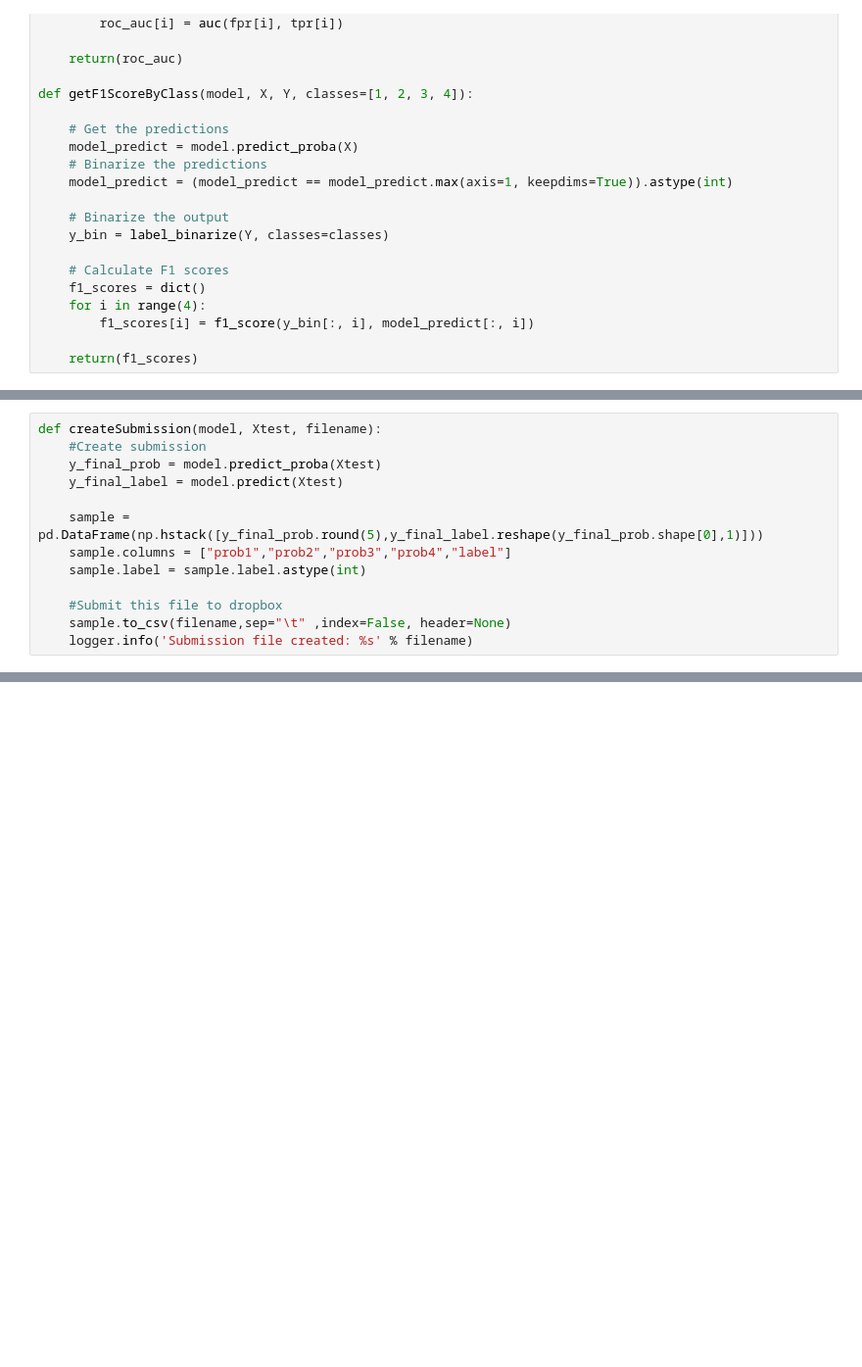
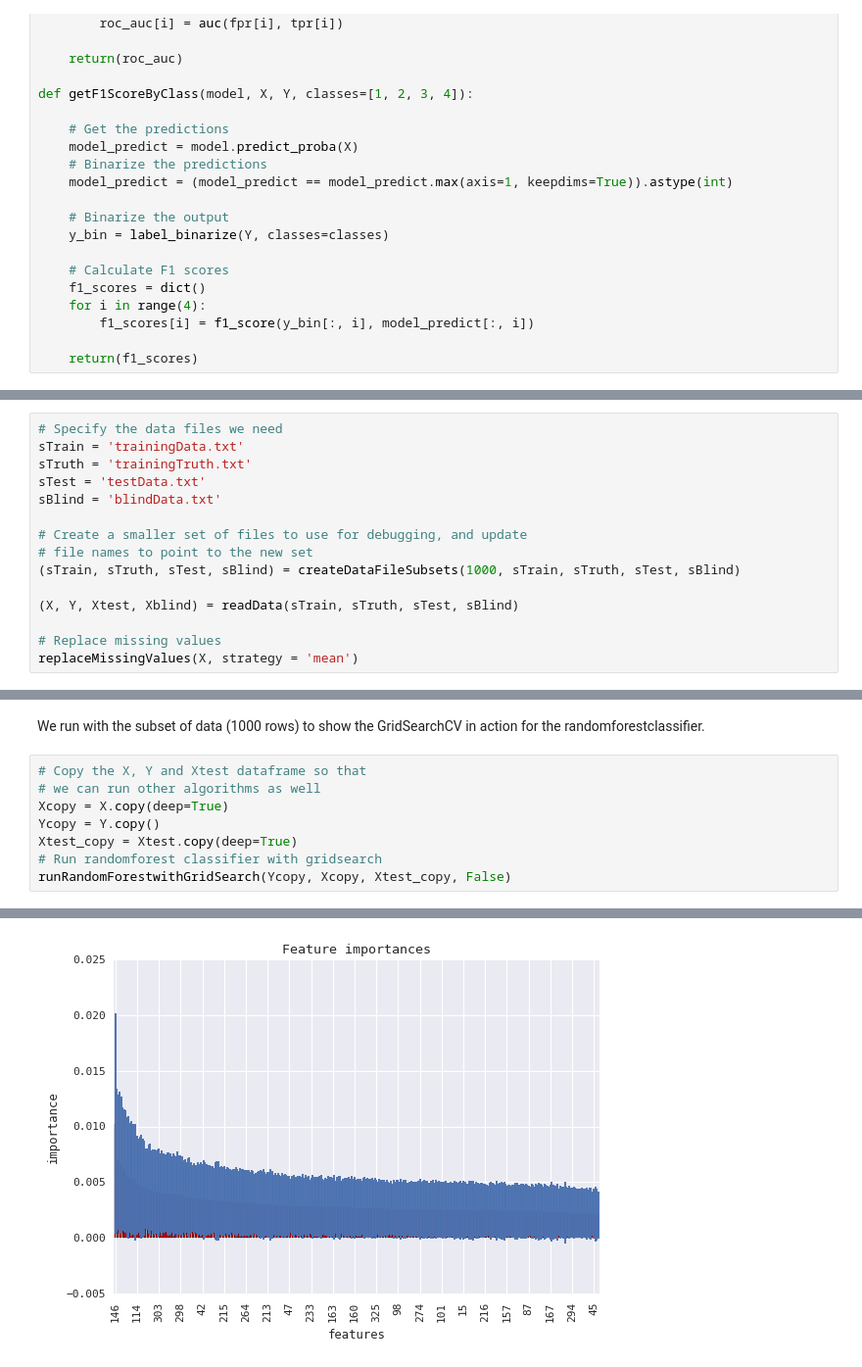
Before and after one commit to cindyliu/team-east-meets-west, a Jupyter notebook: TeamEastMeetsWest_hj.ipynb, the cells around one changed output, grey strips where cells are left out. Shown at 98% size. Cells and saved outputs as stored; diff of their text form; blank space fills up the shorter version.

```diff
--- a/TeamEastMeetsWest_hj.ipynb
+++ b/TeamEastMeetsWest_hj.ipynb
@@ -667,13 +490,0 @@ Predictions and submission file creation (largely unchanged from the original co
-# %%
-def createSubmission(model, Xtest, filename):
-    #Create submission
-    y_final_prob = model.predict_proba(Xtest)
-    y_final_label = model.predict(Xtest)
-
-    sample = pd.DataFrame(np.hstack([y_final_prob.round(5),y_final_label.reshape(y_final_prob.shape[0],1)]))
-    sample.columns = ["prob1","prob2","prob3","prob4","label"]
-    sample.label = sample.label.astype(int)
-
-    #Submit this file to dropbox
-    sample.to_csv(filename,sep="\t" ,index=False, header=None)
-    logger.info('Submission file created: %s' % filename)
@@ -900,0 +502,15 @@ runDecisionTreewithAdaboost(Y, X, Xtest)
+# %%
+# Specify the data files we need
+sTrain = 'trainingData.txt'
+sTruth = 'trainingTruth.txt'
+sTest = 'testData.txt'
+sBlind = 'blindData.txt'
+
+# Create a smaller set of files to use for debugging, and update
+# file names to point to the new set
+(sTrain, sTruth, sTest, sBlind) = createDataFileSubsets(1000, sTrain, sTruth, sTest, sBlind)
+
+(X, Y, Xtest, Xblind) = readData(sTrain, sTruth, sTest, sBlind)
+
+# Replace missing values
+replaceMissingValues(X, strategy = 'mean')
@@ -900,0 +568,11 @@ runDecisionTreewithAdaboost(Y, X, Xtest)
+# %% [markdown]
+We run with the subset of data (1000 rows) to show the GridSearchCV in action for the randomforestclassifier.
+# %%
+# Copy the X, Y and Xtest dataframe so that
+# we can run other algorithms as well
+Xcopy = X.copy(deep=True)
+Ycopy = Y.copy()
+Xtest_copy = Xtest.copy(deep=True)
+# Run randomforest classifier with gridsearch
+runRandomForestwithGridSearch(Ycopy, Xcopy, Xtest_copy, False)
+# %% [output]
@@ -900,0 +590 @@ runDecisionTreewithAdaboost(Y, X, Xtest)
+[figure, added]
```
Also changed, not shown: parts of 55 cells of this notebook, 1 other file.
